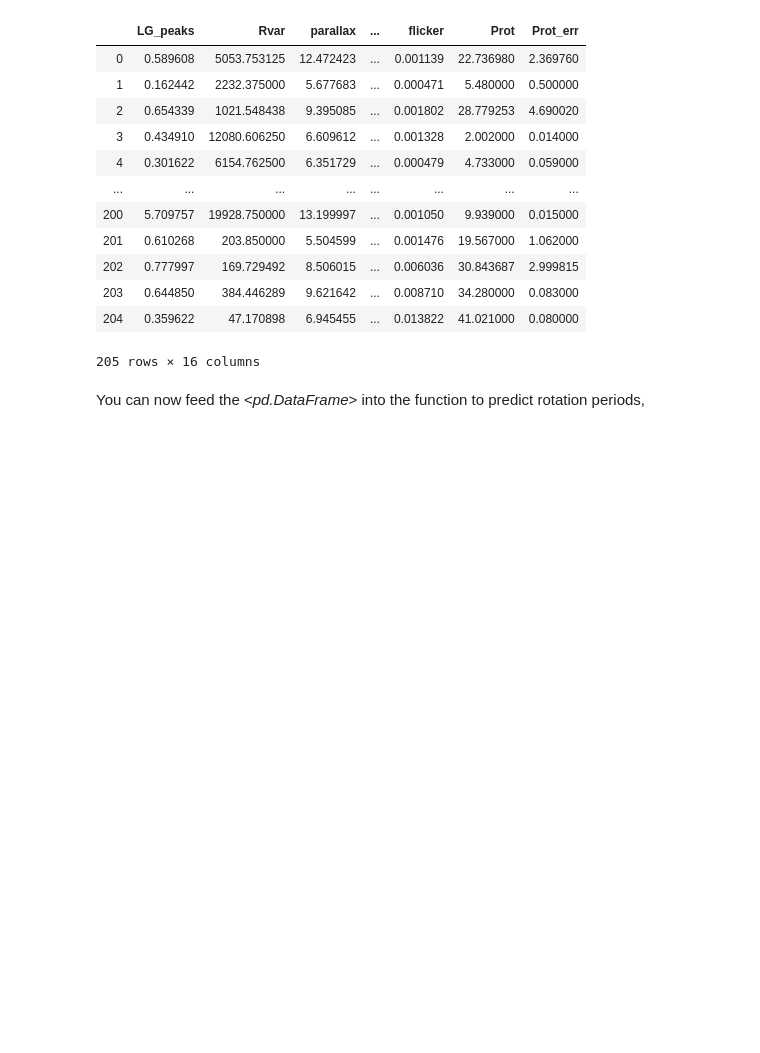
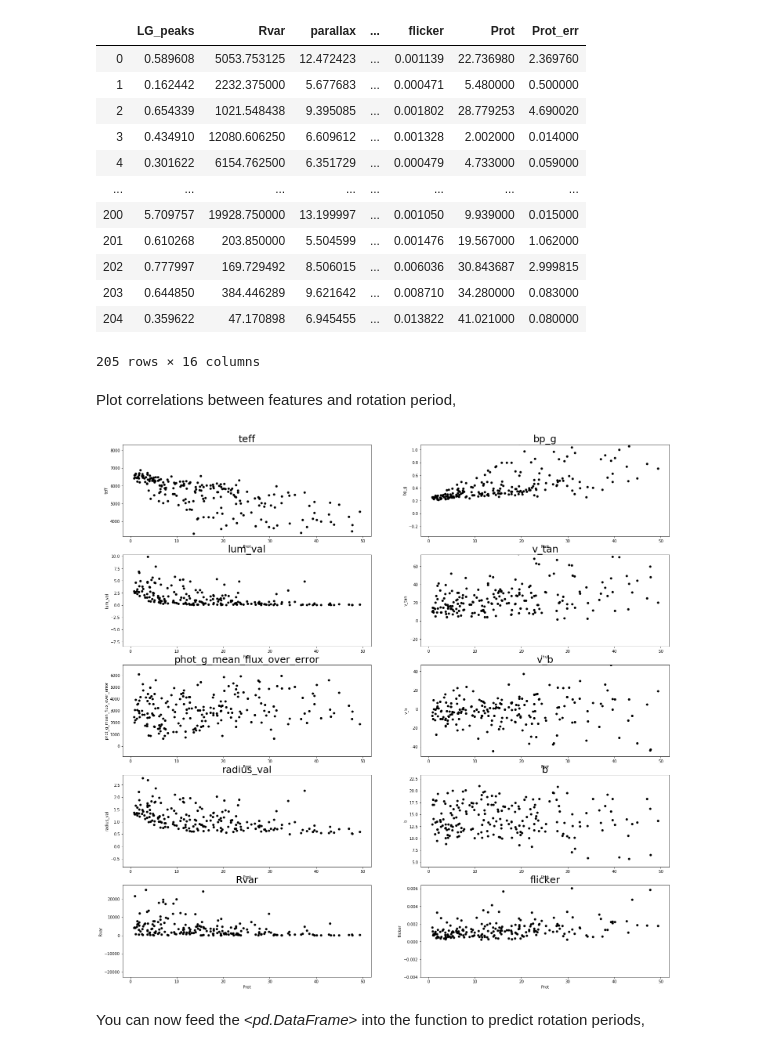
Before and after one commit to lyx12311/Astraea, a Jupyter notebook: docs/_static/Tutorial.ipynb, the cells around one changed output. Drawn from its saved outputs; the diff is of its cells as text; code cells hidden in the pictures; blank space fills up the shorter version.

```diff
--- a/docs/_static/Tutorial.ipynb
+++ b/docs/_static/Tutorial.ipynb
@@ -52,6 +52,12 @@ star_data
 | 203 | 0.644850 | 384.446289 | 9.621642 | ... | 0.008710 | 34.280000 | 0.083000 |
 | 204 | 0.359622 | 47.170898 | 6.945455 | ... | 0.013822 | 41.021000 | 0.080000 |
 205 rows × 16 columns
+# %% [markdown]
+Plot correlations between features and rotation period,
+# %%
+Astraea.plot_corr(star_data,TrainF_reg,MS=10)
+# %% [output]
+[figure, added]
 # %% [markdown]
 You can now feed the <*pd.DataFrame*> into the function to predict rotation periods,
 # %%
```
Also changed, not shown: parts of 3 cells of this notebook, 7 other files.
